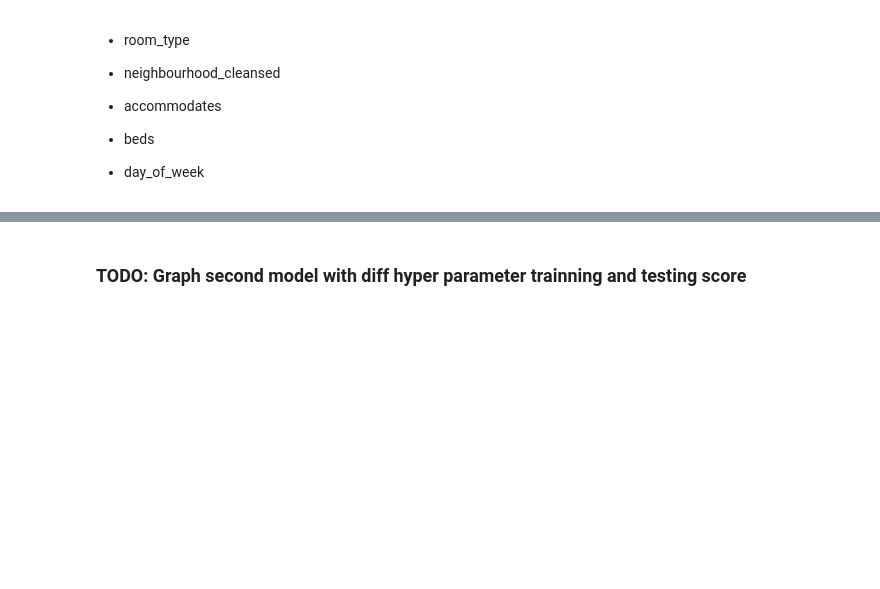
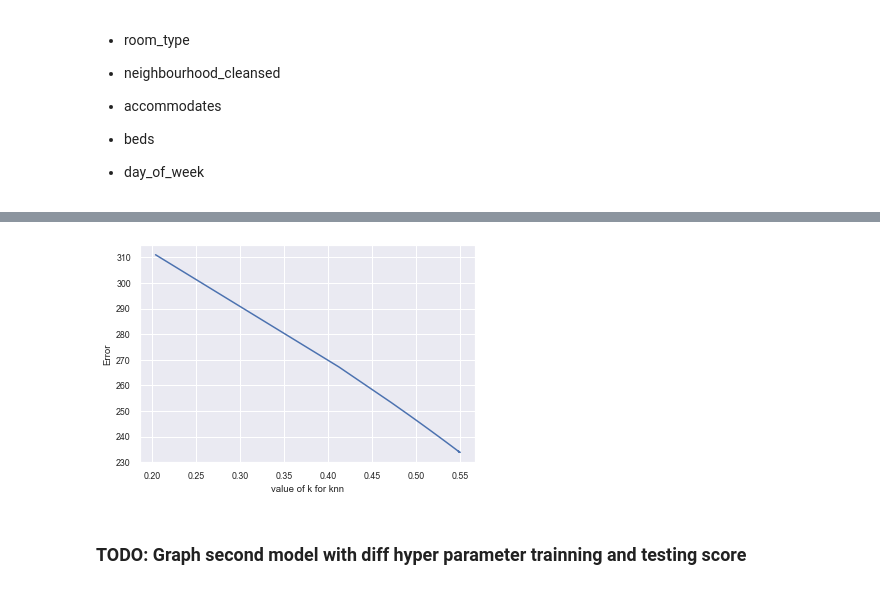
Before and after one commit to COGS118A/Group004-SP23, a Jupyter notebook: Checkpoint_Group004-SP23.ipynb, the cells around one changed output, grey strips where cells are left out. Cells and saved outputs as stored; diff of their text form; code cells hidden in the pictures; blank space fills up the shorter version.

```diff
--- a/Checkpoint_Group004-SP23.ipynb
+++ b/Checkpoint_Group004-SP23.ipynb
@@ -478,11 +478,11 @@ print(rmse(base_pl.predict(X_train), y_train), rmse(base_pl.predict(X_test), y_t
 
 - day_of_week
 # %%
-clean_merged['day_of_week'] = clean_merged['date'].dt.dayofweek
+filtered_df['day_of_week'] = filtered_df['date'].dt.dayofweek
 # %%
 # Split testing and trainning set
-X_sec = clean_merged[['accommodates', 'room_type', 'day_of_week', 'neighbourhood_cleansed']]
-y_sec = clean_merged['adjusted_price']
+X_sec = filtered_df[['accommodates', 'room_type', 'day_of_week', 'neighbourhood_cleansed']]
+y_sec = filtered_df['adjusted_price']
 X_train, X_test, y_train, y_test = train_test_split(X_sec, y_sec, test_size=0.25)
 # %%
 from sklearn.neighbors import KNeighborsRegressor
@@ -524,3 +564,10 @@ test_score
+# %%
+plt.plot(test_score,test_err_lst)
+plt.xlabel('value of k for knn')
+plt.ylabel('Error')
+plt.show()
+# %% [output]
+[figure, added]
 # %% [markdown]
 ### TODO: Graph second model with diff hyper parameter trainning and testing score
 # %% [markdown]
```
Also changed, not shown: parts of 9 cells of this notebook.
